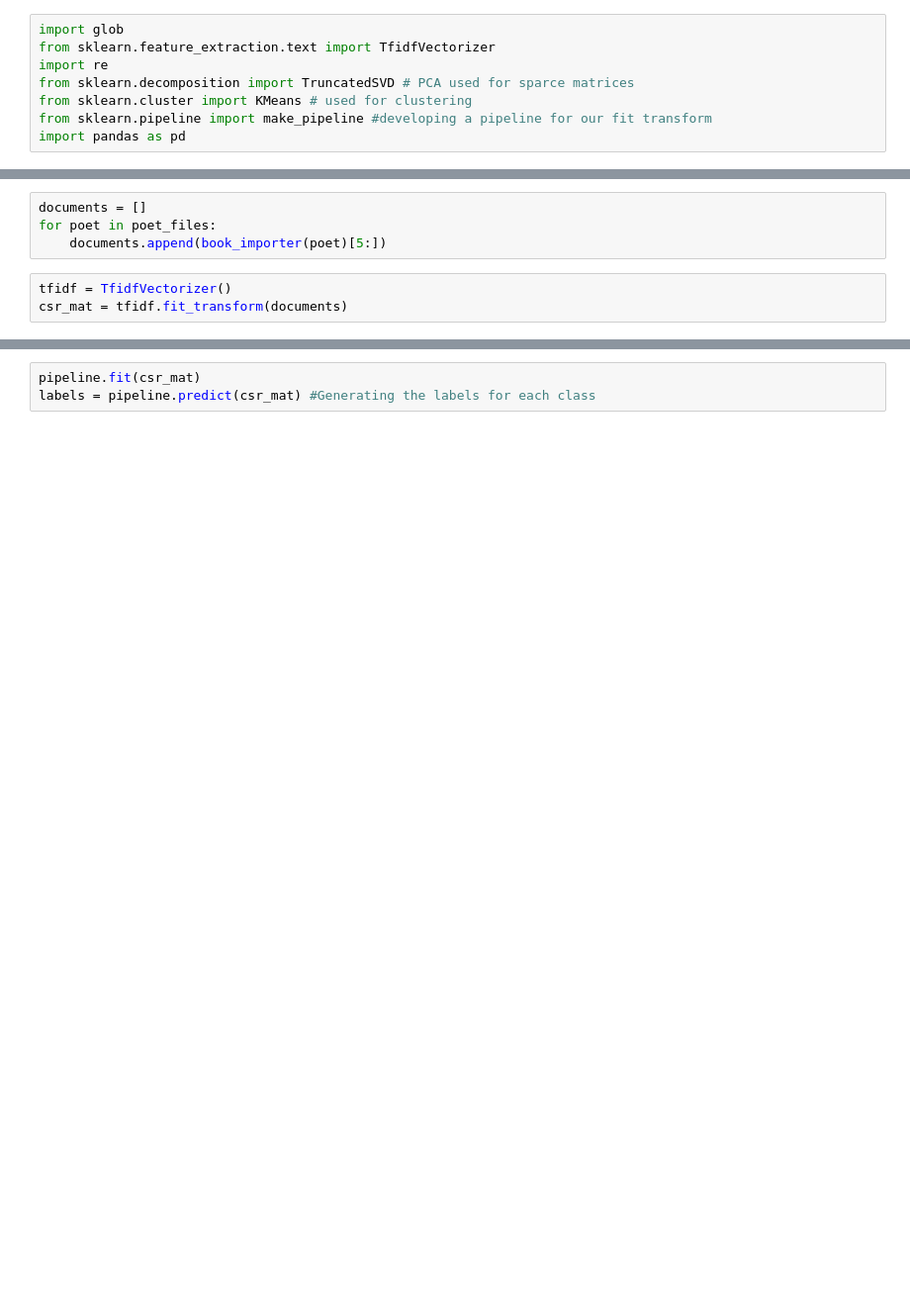
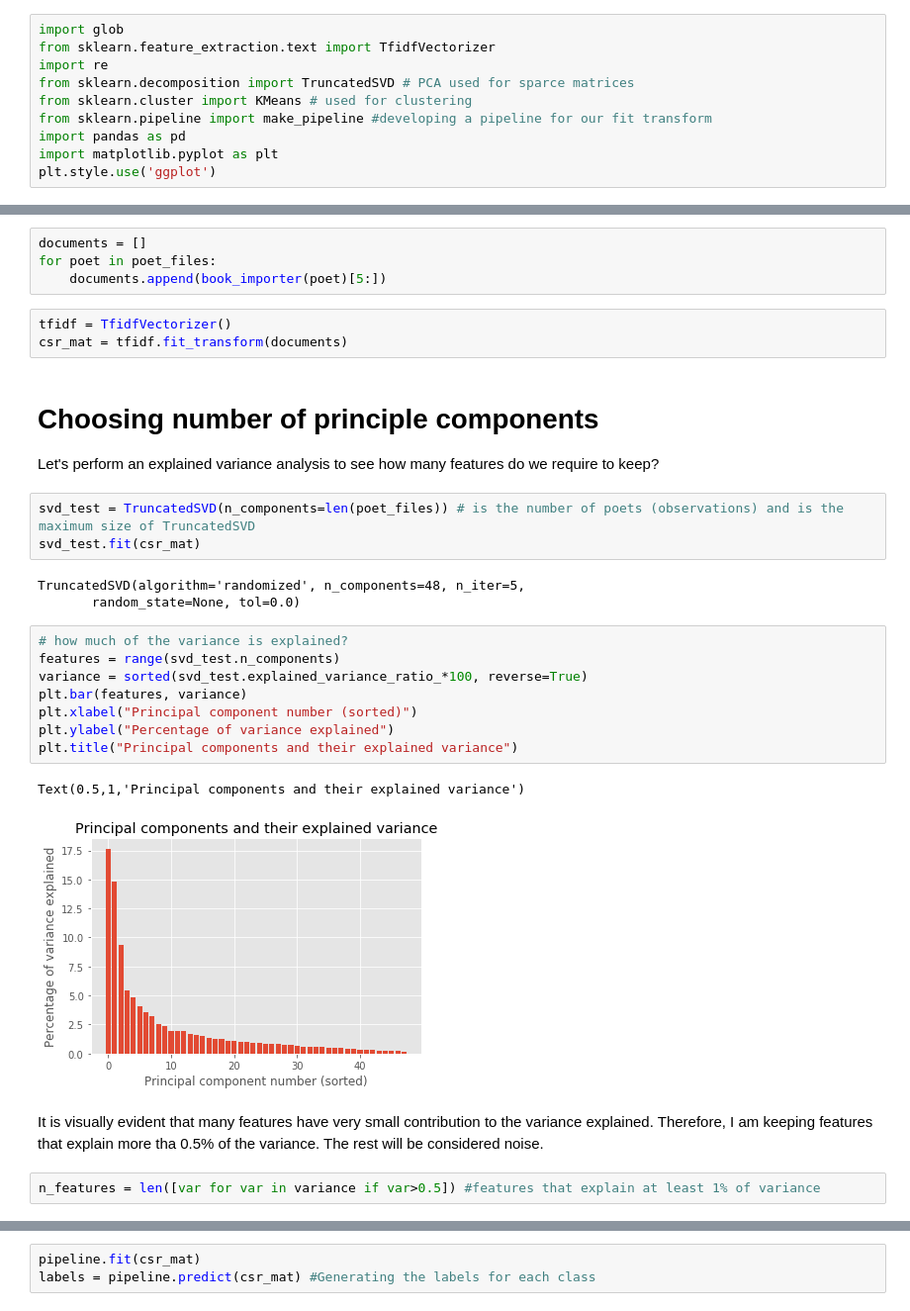
Before and after one commit to amnghd/NLP_Tour_on_Persian_Literature, a Jupyter notebook: TFIDF_of_Persian_Poets.ipynb, the cells around one changed output, grey strips where cells are left out. Shown: that part at 99% size. Drawn from its saved outputs; the diff is of its cells as text; blank space fills up the shorter version.

```diff
--- a/TFIDF_of_Persian_Poets.ipynb
+++ b/TFIDF_of_Persian_Poets.ipynb
@@ -6,3 +10,5 @@ from sklearn.decomposition import TruncatedSVD # PCA used for sparce matrices
 from sklearn.cluster import KMeans # used for clustering
 from sklearn.pipeline import make_pipeline #developing a pipeline for our fit transform
 import pandas as pd
+import matplotlib.pyplot as plt
+plt.style.use('ggplot')
@@ -34,3 +47,28 @@ for poet in poet_files:
 # %%
 tfidf = TfidfVectorizer()
 csr_mat = tfidf.fit_transform(documents)
+# %% [markdown]
+# Choosing number of principle components
+
+Let's perform an explained variance analysis to see how many features do we require to keep?
+# %%
+svd_test = TruncatedSVD(n_components=len(poet_files)) # is the number of poets (observations) and is the maximum size of TruncatedSVD
+svd_test.fit(csr_mat)
+# %% [output]
+TruncatedSVD(algorithm='randomized', n_components=48, n_iter=5,
+       random_state=None, tol=0.0)
+# %%
+# how much of the variance is explained?
+features = range(svd_test.n_components)
+variance = sorted(svd_test.explained_variance_ratio_*100, reverse=True)
+plt.bar(features, variance)
+plt.xlabel("Principal component number (sorted)")
+plt.ylabel("Percentage of variance explained")
+plt.title("Principal components and their explained variance")
+# %% [output]
+Text(0.5,1,'Principal components and their explained variance')
+[figure, added]
+# %% [markdown]
+It is visually evident that many features have very small contribution to the variance explained. Therefore, I am keeping features that explain more tha 0.5% of the variance. The rest will be considered noise.
+# %%
+n_features = len([var for var in variance if var>0.5]) #features that explain at least 1% of variance
```
Also changed, not shown: parts of 22 cells of this notebook, 13 other files.
